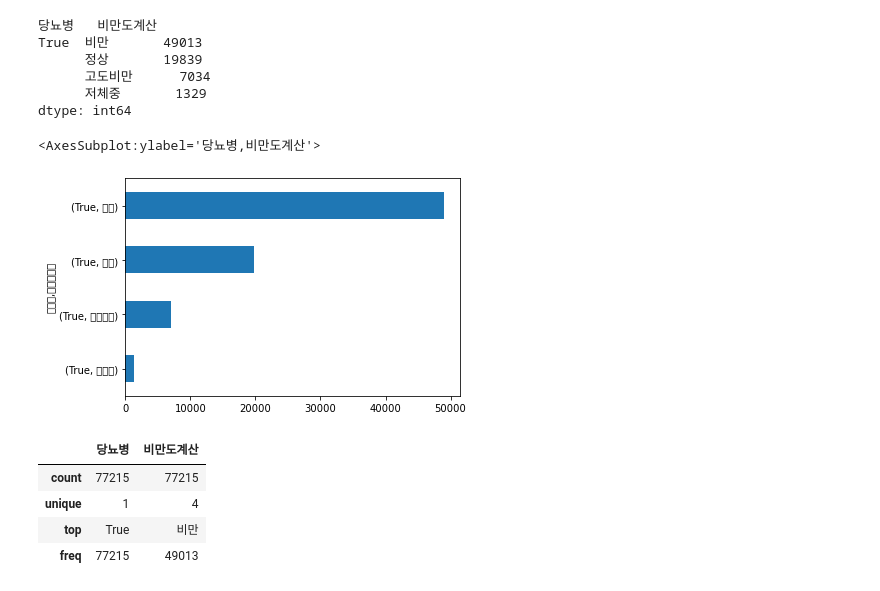
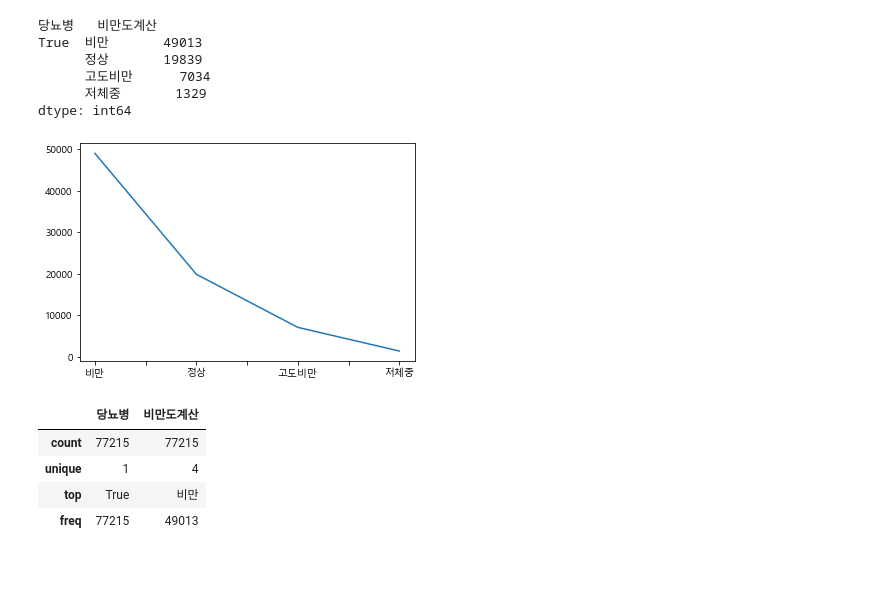
Before and after one commit to kms2698/diabetes-analysys_topgap, a Jupyter notebook: 데이터분석(엄세진).ipynb, the cells around one changed output. Cells and saved outputs as stored; diff of their text form; code cells hidden in the pictures.

```diff
--- a/데이터분석(엄세진).ipynb
+++ b/데이터분석(엄세진).ipynb
@@ -570,11 +571,11 @@ True  비만       49013
       고도비만      7034
       저체중       1329
 dtype: int64
-# %%
-fat_df.value_counts().sort_values().plot(kind = 'barh')
-# %% [output]
-<AxesSubplot:ylabel='당뇨병,비만도계산'>
-[figure, removed]
+# %%
+plt.rc('font', family='Malgun Gothic')
+ax1 = fat_df["비만도계산"].value_counts().plot()
+# %% [output]
+[figure, added]
 # %%
 fat_df.describe()
 # %% [output]
```
Also changed, not shown: parts of 14 cells of this notebook.
